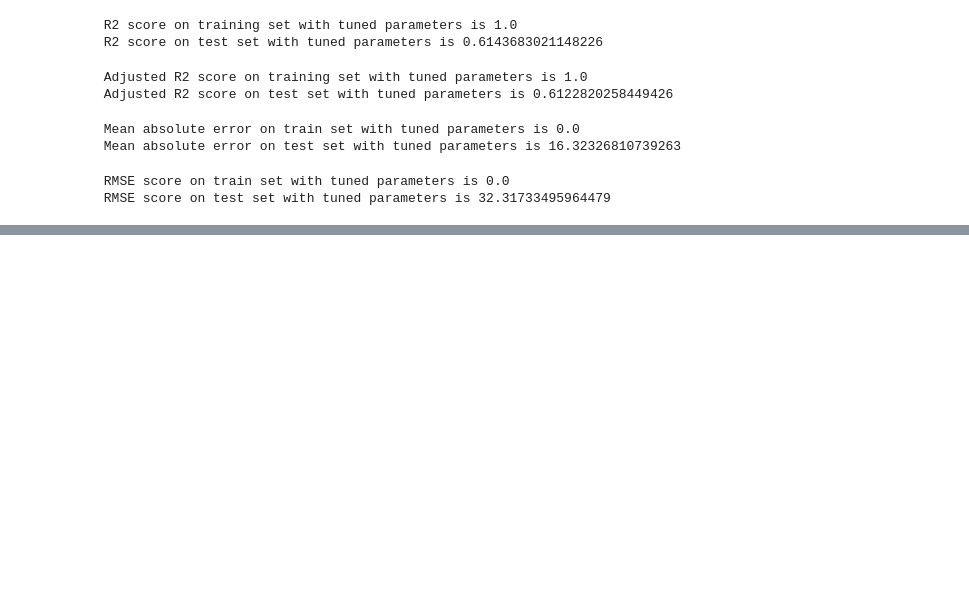
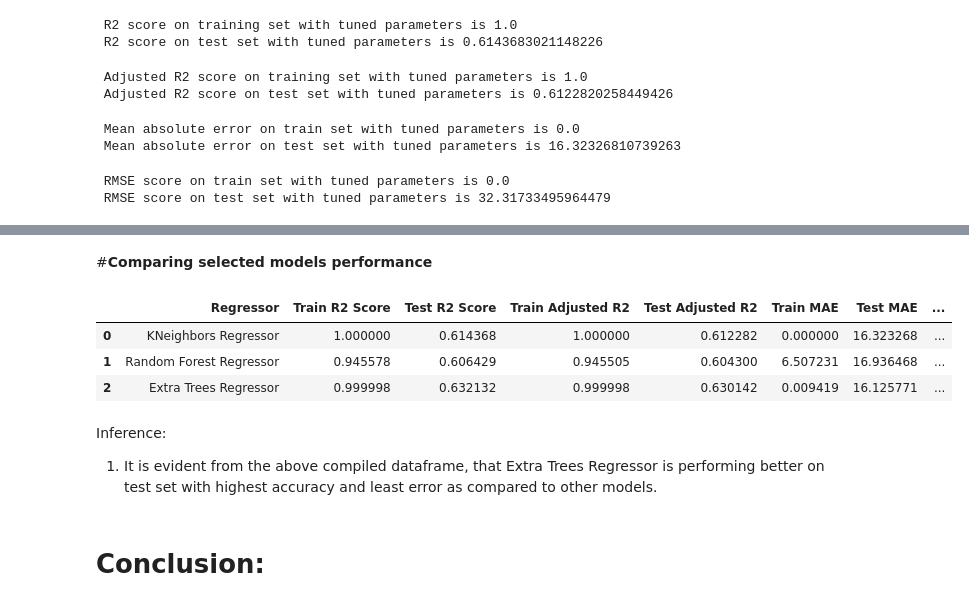
Before and after one commit to Akshadanair/Appliances-Energy-Prediction, a Jupyter notebook: Appliances_Energy_Prediction.ipynb, the cells around one changed output, grey strips where cells are left out. Drawn from its saved outputs; the diff is of its cells as text; code cells hidden in the pictures; blank space fills up the shorter version.

```diff
--- a/Appliances_Energy_Prediction.ipynb
+++ b/Appliances_Energy_Prediction.ipynb
@@ -1008,0 +1243,13 @@ Inference:
+# %%
+#Appending the best hyperparameter and scores with tuned parameters in the compiled df
+compiled = compiled.append({"Regressor" : "Extra Trees Regressor",
+                            "Train R2 Score" : etr_cv.best_estimator_.score(X_train, y_train),
+                            "Test R2 Score" : etr_cv.best_estimator_.score(X_test, y_test),
+                            "Train Adjusted R2" : Adjusted_R2(etr_cv.best_estimator_, X_train, y_train),
+                            "Test Adjusted R2" : Adjusted_R2(etr_cv.best_estimator_, X_test, y_test),
+                            "Train MAE" : mean_absolute_error(y_train,  etr_cv.best_estimator_.predict(X_train)),
+                            "Test MAE" : mean_absolute_error(y_test,  etr_cv.best_estimator_.predict(X_test)),
+                            "Train RMSE Score" : np.sqrt(mean_squared_error(y_train, etr_cv.best_estimator_.predict(X_train))),
+                            "Test RMSE Score" : np.sqrt(mean_squared_error(y_test, etr_cv.best_estimator_.predict(X_test))),
+                            "Best Hyperparameters" : etr_cv.best_params_
+                            }, ignore_index = True)
@@ -1008,0 +1355,16 @@ Inference:
+# %% [markdown]
+#**Comparing selected models performance**
+# %%
+#To display all models performance in the compiled dataframe
+compiled
+# %% [output]
+|  | Regressor | Train R2 Score | Test R2 Score | Train Adjusted R2 | Test Adjusted R2 | Train MAE | Test MAE | ... |
+| 0 | KNeighbors Regressor | 1.000000 | 0.614368 | 1.000000 | 0.612282 | 0.000000 | 16.323268 | ... |
+| 1 | Random Forest Regressor | 0.945578 | 0.606429 | 0.945505 | 0.604300 | 6.507231 | 16.936468 | ... |
+| 2 | Extra Trees Regressor | 0.999998 | 0.632132 | 0.999998 | 0.630142 | 0.009419 | 16.125771 | ... |
+# %% [markdown]
+Inference:
+
+1. It is evident from the above compiled dataframe, that Extra Trees Regressor	is performing better on test set with highest accuracy and least error as compared to other models.
+# %% [markdown]
+# **Conclusion:**
```
Also changed, not shown: parts of 46 cells of this notebook.
